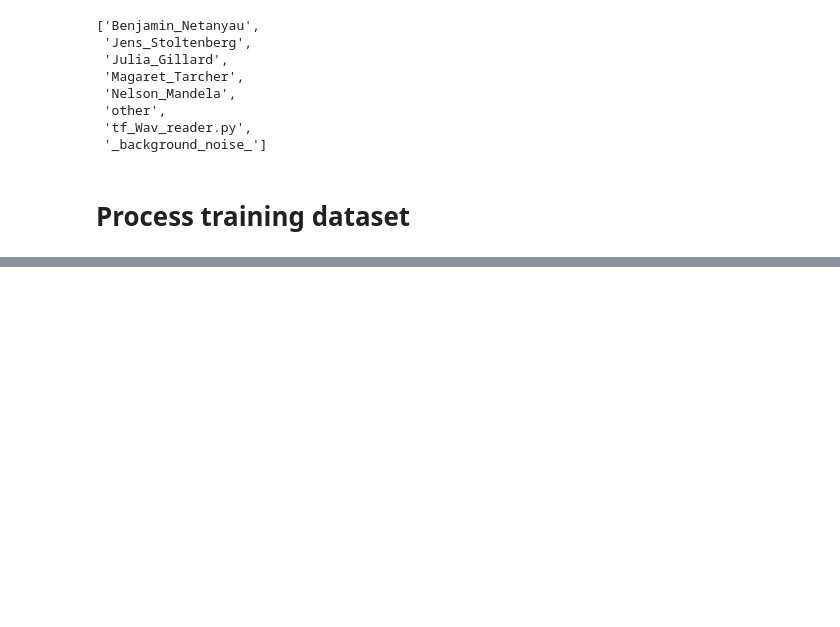
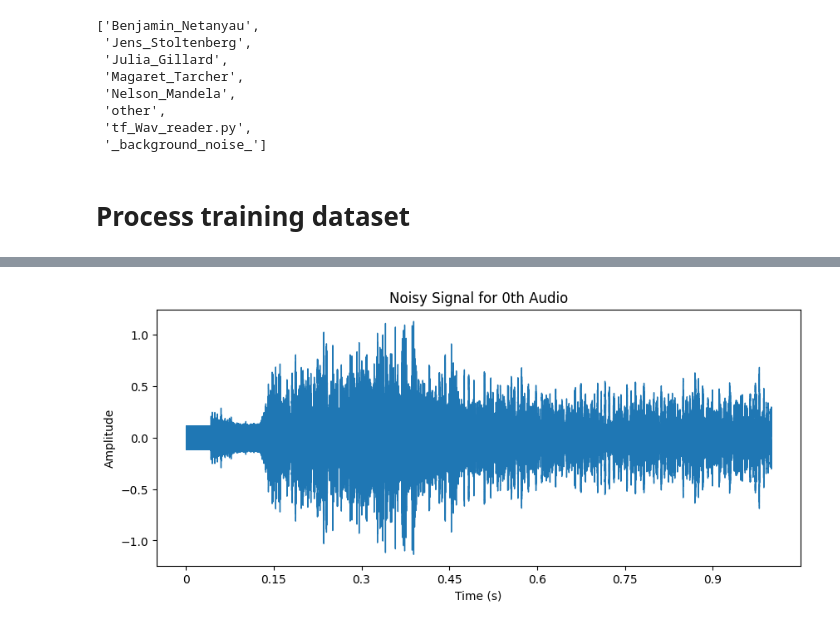
Before and after one commit to mukulvyas/Speaker-Identification, a Jupyter notebook: Speaker_Recognition.ipynb, the cells around one changed output, grey strips where cells are left out. Saved outputs shown, nothing was run; the diff lists cells and outputs as text; code cells hidden in the pictures; blank space fills up the shorter version.

Commit message:
updated file with plots.

```diff
--- a/Speaker_Recognition.ipynb
+++ b/Speaker_Recognition.ipynb
@@ -224,0 +225,84 @@ print(train_x_new.shape, test_x_new.shape)
+# %%
+import os
+import numpy as np
+import librosa
+import librosa.display
+import matplotlib.pyplot as plt
+
+def trim_silence(audio):
+    y_trimmed, index = librosa.effects.trim(audio, top_db=20)
+    return y_trimmed
+
+def random_5sec_snippet(audio, sample_rate=16000):
+    num_samples_for_5sec = 5 * sample_rate
+    if len(audio) < num_samples_for_5sec:
+        return audio
+    start_idx = np.random.randint(0, len(audio) - num_samples_for_5sec)
+    return audio[start_idx:start_idx + num_samples_for_5sec]
+
+base_path = "../Speaker-Identification/16000_pcm_speeches/"
+all_wavs = []
+all_labels = []
+
+# Loading speaker wavs
+for speaker in os.listdir(base_path):
+    if os.path.isdir(base_path + speaker) and speaker != "background_noise" and speaker != "other":
+        for file in os.listdir(base_path + speaker):
+            wav, _ = librosa.load(base_path + speaker + '/' + file, sr=16000)
+            all_wavs.append([wav, len(wav) / 16000])
+            all_labels.append(speaker)
+
+# Loading noise wavs
+noise_wavs = []
+noise_dir = base_path + "_background_noise_/"
+for file in os.listdir(noise_dir):
+    wav, _ = librosa.load(noise_dir + file, sr=16000)
+    noise_wavs.append(wav)
+
+def get_noise_from_sound(signal, noise, SNR):
+    RMS_s = np.sqrt(np.mean(signal ** 2))
+    RMS_n = np.sqrt(RMS_s ** 2 / (pow(10, SNR / 10)))
+    RMS_current = np.sqrt(np.mean(noise ** 2))
+    noise = noise * (RMS_n / RMS_current)
+    return noise
+
+noisy_dataset = []
+for i in range(len(all_wavs)):
+    signal = np.interp(all_wavs[i][0], (all_wavs[i][0].min(), all_wavs[i][0].max()), (-1, 1))
+
+    noise_idx = np.random.randint(0, len(noise_wavs))
+    noise = noise_wavs[noise_idx]
+
+    if len(signal) < len(noise):
+        noise = get_noise_from_sound(signal, noise, np.random.uniform(0, 10))
+        noise = noise[:len(signal)]
+    else:
+        signal = signal[:len(noise)]
+        noise = get_noise_from_sound(signal, noise, np.random.uniform(0, 10))
+    noisy = signal + noise
+    noisy = random_5sec_snippet(noisy)
+    noisy_dataset.append([noisy, all_labels[i]])
+    if i % 200 == 0:
+        plt.figure(figsize=(10, 4))
+        librosa.display.waveshow(noisy, sr=16000)
+        plt.title(f"Noisy Signal for {i}th Audio")
+        plt.xlabel("Time (s)")
+        plt.ylabel("Amplitude")
+        plt.show()
+
+all_mfccs = []
+for i in range(len(noisy_dataset)):
+    mfccs = librosa.feature.mfcc(y=noisy_dataset[i][0], sr=16000, n_mfcc=13)
+    delta = librosa.feature.delta(mfccs)
+    double_delta = librosa.feature.delta(delta)
+    combined = np.vstack((mfccs, delta, double_delta))
+    all_mfccs.append([combined, noisy_dataset[i][1]])
+    if i == 0:
+        plt.figure(figsize=(10, 4))
+        librosa.display.specshow(mfccs, x_axis='time', sr=16000)
+        plt.colorbar()
+        plt.title("MFCCs")
+        plt.tight_layout()
+        plt.show()
+# %% [output]
+[figure, added]
```
Also changed, not shown: parts of 5 cells of this notebook.
